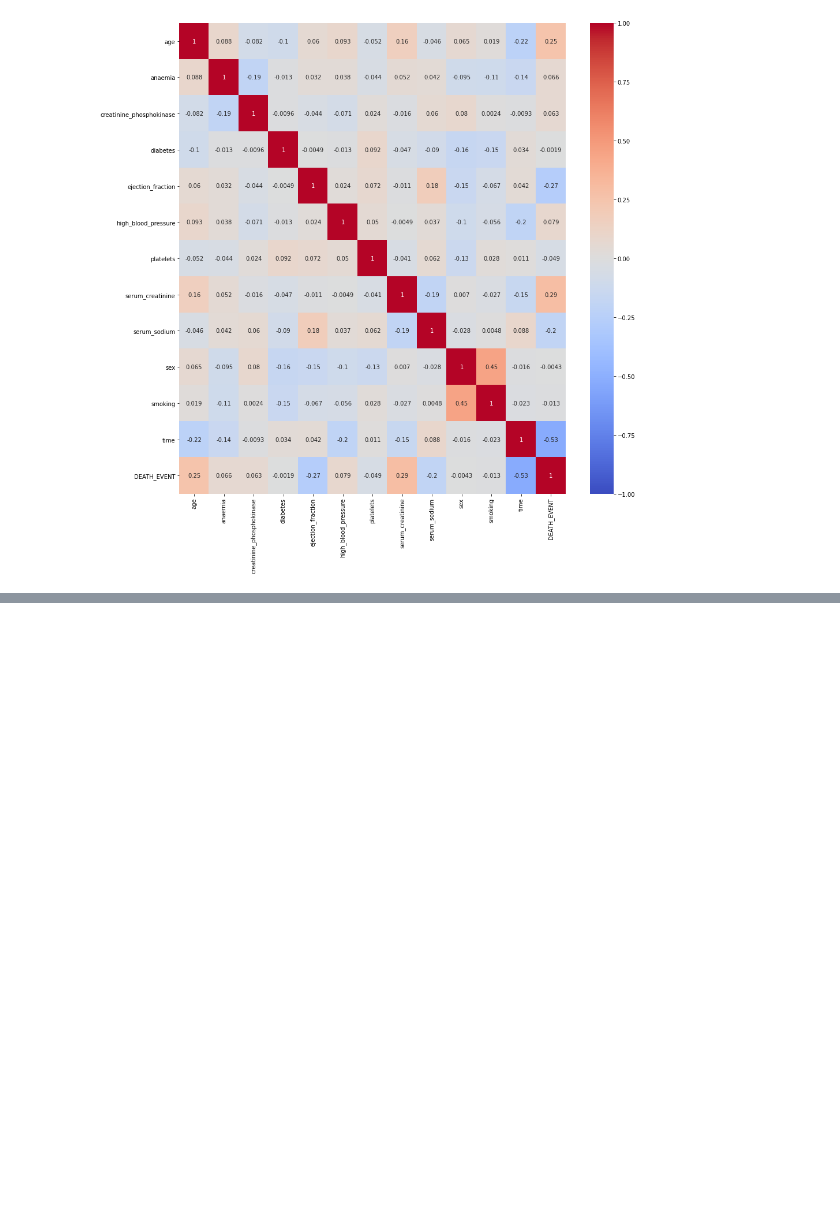
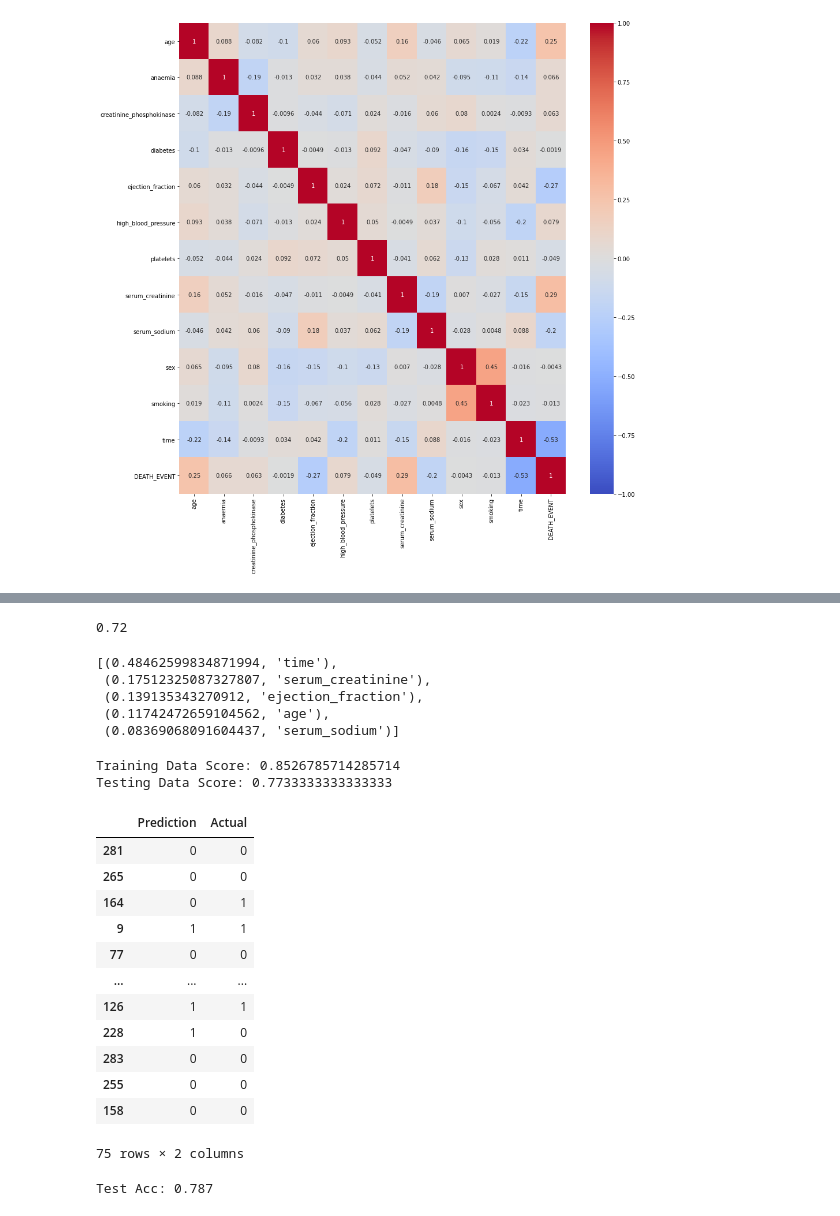
Before and after one commit to ewatxc82/Erik-Ashwini-Neal-Final-Project, a Jupyter notebook: modeling/heart_failure_models.ipynb, the cells around one changed output, grey strips where cells are left out. Saved outputs shown, nothing was run; the diff lists cells and outputs as text; code cells hidden in the pictures; blank space fills up the shorter version.

Commit message:
Made more models with the top correlated factors

```diff
--- a/modeling/heart_failure_models.ipynb
+++ b/modeling/heart_failure_models.ipynb
@@ -152,3 +152,8 @@ sns.heatmap(correlations, vmin=-1, cmap='coolwarm', annot=True)
 plt.show()
 # %% [output]
 [figure]
+# %%
+top_five_features = dataset[["age","ejection_fraction","serum_creatinine","serum_sodium","time"]]
+top_five_feature_names = top_five_features.columns
+# %%
+X2_train, X2_test, y2_train, y2_test = train_test_split(top_five_features, target, random_state=42)
@@ -154,0 +177,46 @@ plt.show()
+# %%
+rf2 = RandomForestClassifier(n_estimators=200)
+rf2 = rf2.fit(X2_train, y2_train)
+rf2.score(X2_test, y2_test)
+# %% [output]
+0.72
+# %%
+sorted(zip(rf2.feature_importances_, top_five_feature_names), reverse=True)
+# %% [output]
+[(0.48462599834871994, 'time'),
+ (0.17512325087327807, 'serum_creatinine'),
+ (0.139135343270912, 'ejection_fraction'),
+ (0.11742472659104562, 'age'),
+ (0.08369068091604437, 'serum_sodium')]
+# %%
+classifier2 = LogisticRegression()
+classifier2
+classifier2.fit(X2_train, y2_train)
+print(f"Training Data Score: {classifier2.score(X2_train, y2_train)}")
+print(f"Testing Data Score: {classifier2.score(X2_test, y2_test)}")
+# %% [output]
+Training Data Score: 0.8526785714285714
+Testing Data Score: 0.7733333333333333
+# %%
+predictions2 = classifier2.predict(X2_test)
+pd.DataFrame({"Prediction": predictions2, "Actual": y2_test})
+# %% [output]
+|  | Prediction | Actual |
+| 281 | 0 | 0 |
+| 265 | 0 | 0 |
+| 164 | 0 | 1 |
+| 9 | 1 | 1 |
+| 77 | 0 | 0 |
+| ... | ... | ... |
+| 126 | 1 | 1 |
+| 228 | 1 | 0 |
+| 283 | 0 | 0 |
+| 255 | 0 | 0 |
+| 158 | 0 | 0 |
+75 rows × 2 columns
+# %%
+svc_model2 = SVC(kernel='linear')
+svc_model2.fit(X2_train, y2_train)
+print('Test Acc: %.3f' % svc_model2.score(X2_test, y2_test))
+# %% [output]
+Test Acc: 0.787
```
Also changed, not shown: parts of 32 cells of this notebook.
